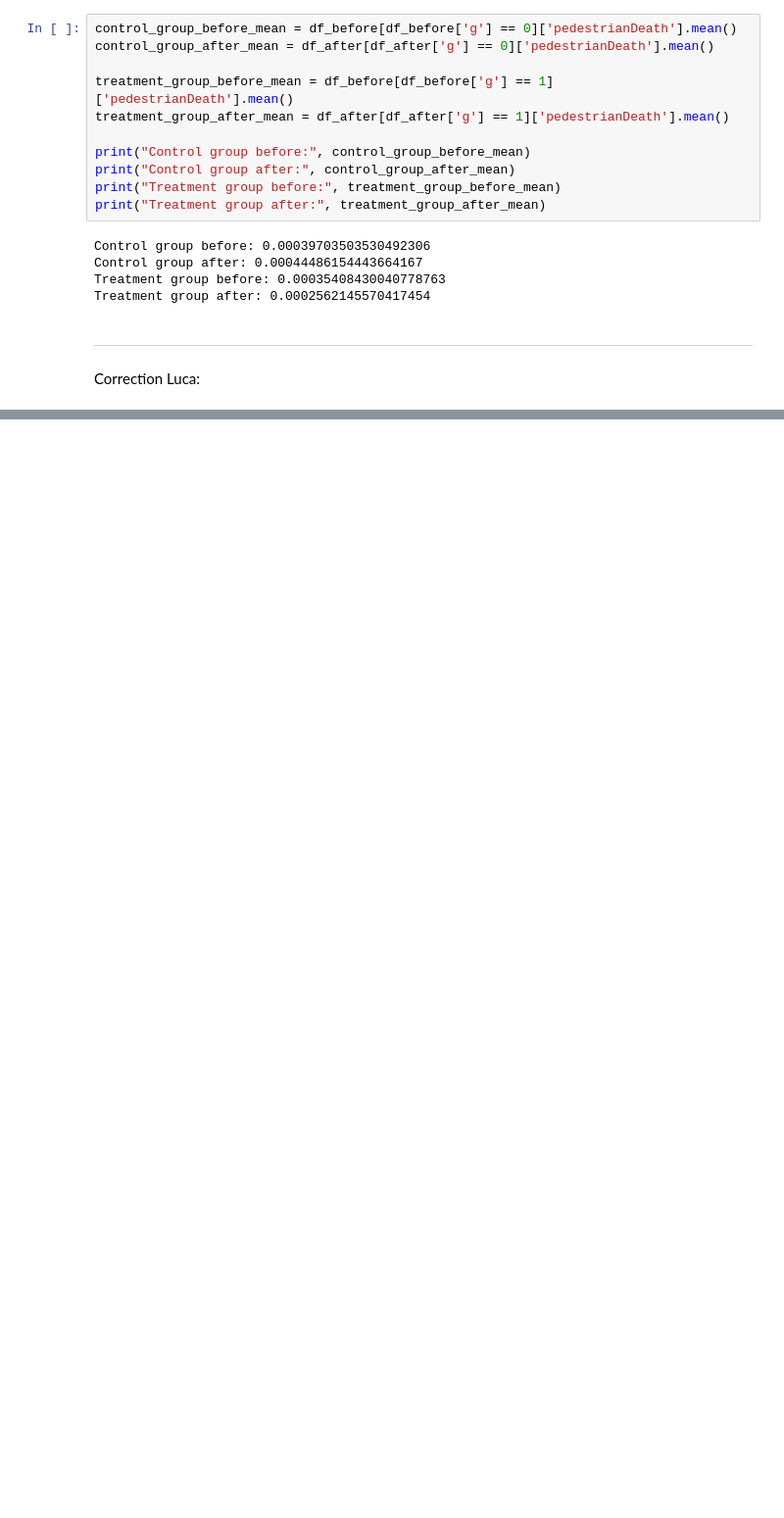
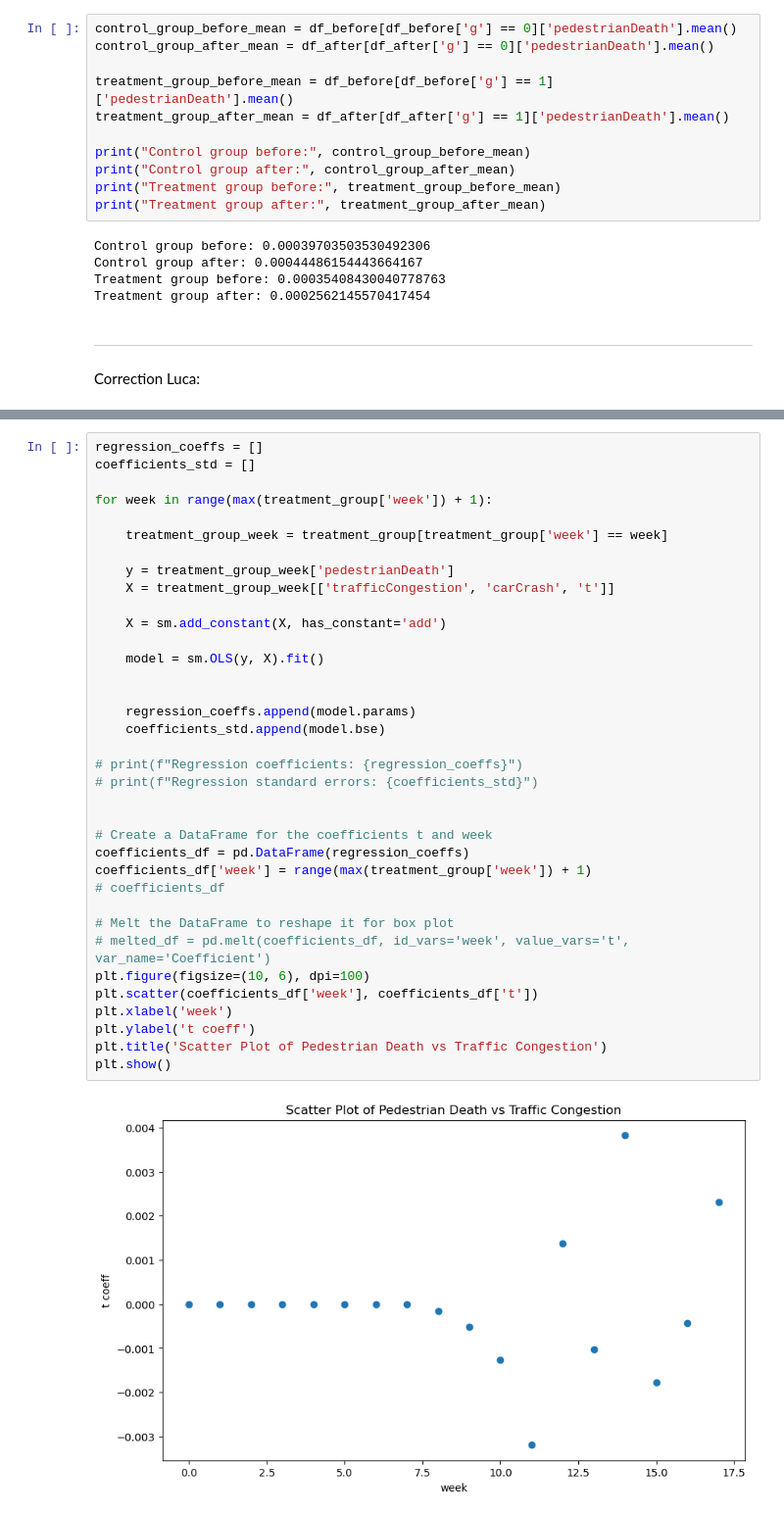
Before and after one commit to leonardohannas/MODS206_TelecomParis, a Jupyter notebook: notebook.ipynb, the cells around one changed output, grey strips where cells are left out. Shown at 98% size. Drawn from its saved outputs; the diff is of its cells as text; blank space fills up the shorter version.

```diff
--- a/notebook.ipynb
+++ b/notebook.ipynb
@@ -807,0 +861,38 @@ plt.show()
+# %%
+regression_coeffs = []
+coefficients_std = []
+
+for week in range(max(treatment_group['week']) + 1):
+
+    treatment_group_week = treatment_group[treatment_group['week'] == week]
+
+    y = treatment_group_week['pedestrianDeath']
+    X = treatment_group_week[['trafficCongestion', 'carCrash', 't']]
+
+    X = sm.add_constant(X, has_constant='add')
+
+    model = sm.OLS(y, X).fit()
+
+
+    regression_coeffs.append(model.params)
+    coefficients_std.append(model.bse)
+
+# print(f"Regression coefficients: {regression_coeffs}")
+# print(f"Regression standard errors: {coefficients_std}")
+
+
+# Create a DataFrame for the coefficients t and week
+coefficients_df = pd.DataFrame(regression_coeffs)
+coefficients_df['week'] = range(max(treatment_group['week']) + 1)
+# coefficients_df
+
+# Melt the DataFrame to reshape it for box plot
+# melted_df = pd.melt(coefficients_df, id_vars='week', value_vars='t', var_name='Coefficient')
+plt.figure(figsize=(10, 6), dpi=100)
+plt.scatter(coefficients_df['week'], coefficients_df['t'])
+plt.xlabel('week')
+plt.ylabel('t coeff')
+plt.title('Scatter Plot of Pedestrian Death vs Traffic Congestion')
+plt.show()
+# %% [output]
+[figure, added]
```
Also changed, not shown: parts of 13 cells of this notebook.
